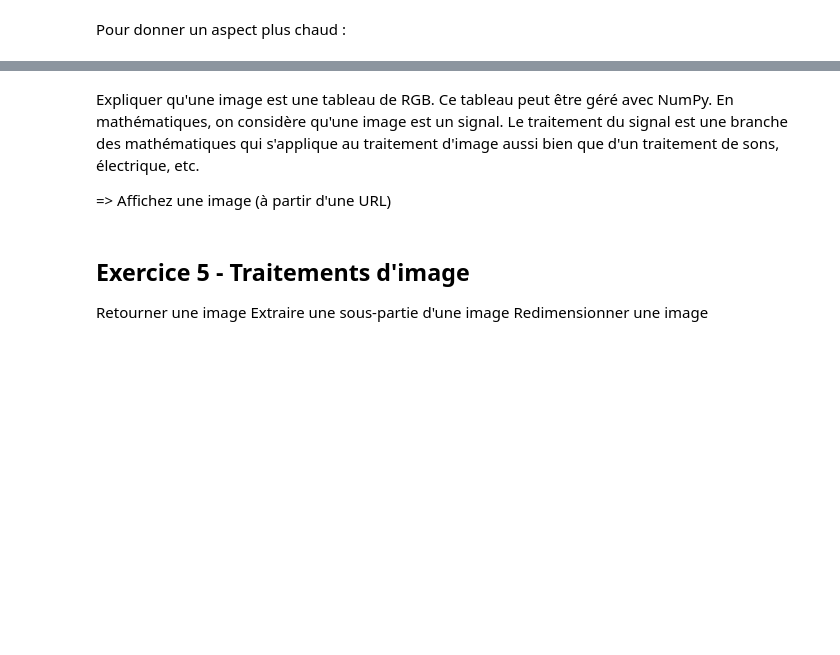
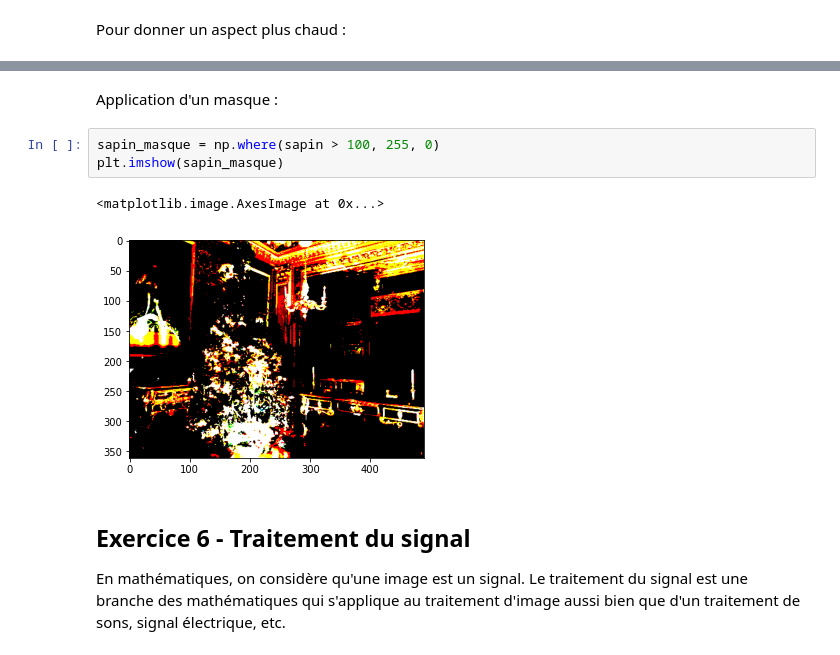
Before and after one commit to loic-yvonnet/algo-appliquee, a Jupyter notebook: cours/10-python-avance/work-assignment-21.ipynb, the cells around one changed output, grey strips where cells are left out. Cells and saved outputs as stored; diff of their text form; blank space fills up the shorter version.

```diff
--- a/cours/10-python-avance/work-assignment-21.ipynb
+++ b/cours/10-python-avance/work-assignment-21.ipynb
@@ -322,12 +338,12 @@ plt.colorbar()
+# %% [markdown]
+Application d'un masque :
+# %%
+sapin_masque = np.where(sapin > 100, 255, 0)
+plt.imshow(sapin_masque)
+# %% [output]
+<matplotlib.image.AxesImage at 0x...>
+[figure, added]
 # %% [markdown]
+## Exercice 6 - Traitement du signal
 
-Expliquer qu'une image est une tableau de RGB. Ce tableau peut être géré avec NumPy.
-En mathématiques, on considère qu'une image est un signal. Le traitement du signal est une branche des mathématiques qui s'applique au traitement d'image aussi bien que d'un traitement de sons, électrique, etc.
-
-=> Affichez une image (à partir d'une URL)
+En mathématiques, on considère qu'une image est un signal. Le traitement du signal est une branche des mathématiques qui s'applique au traitement d'image aussi bien que d'un traitement de sons, signal électrique, etc.
-# %% [markdown]
-## Exercice 5 - Traitements d'image
-
-Retourner une image
-Extraire une sous-partie d'une image
-Redimensionner une image
```
Also changed, not shown: parts of 5 cells of this notebook.
